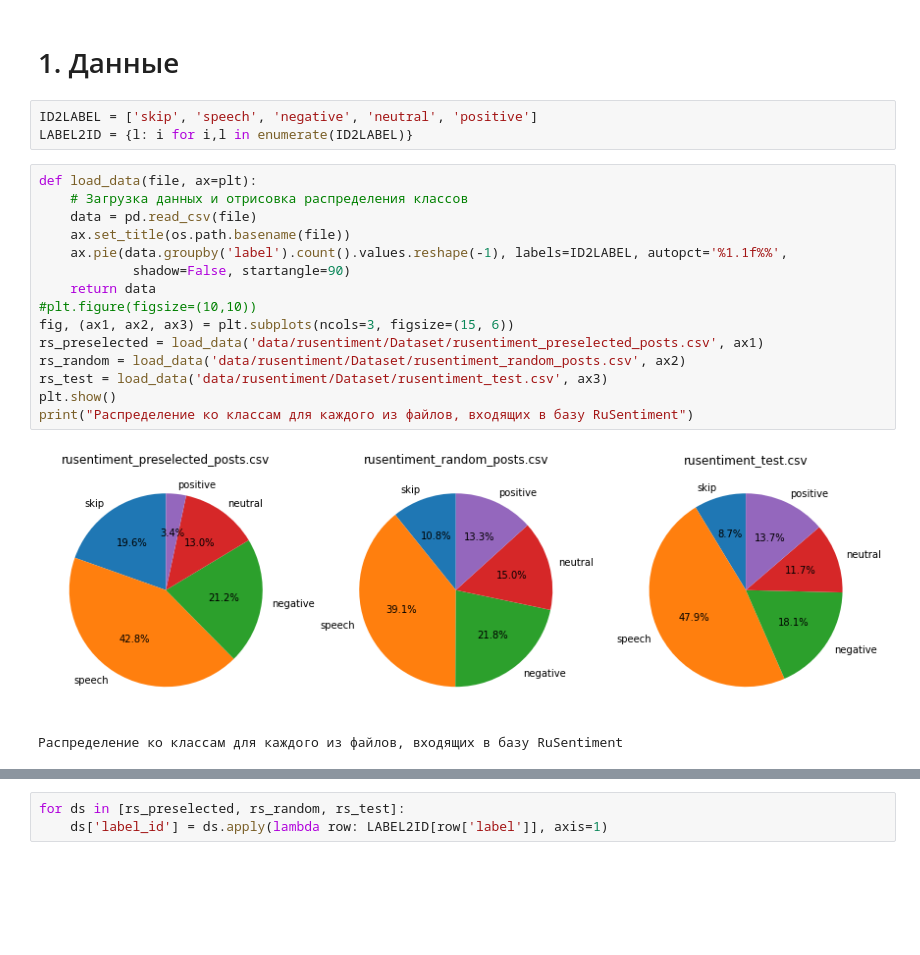
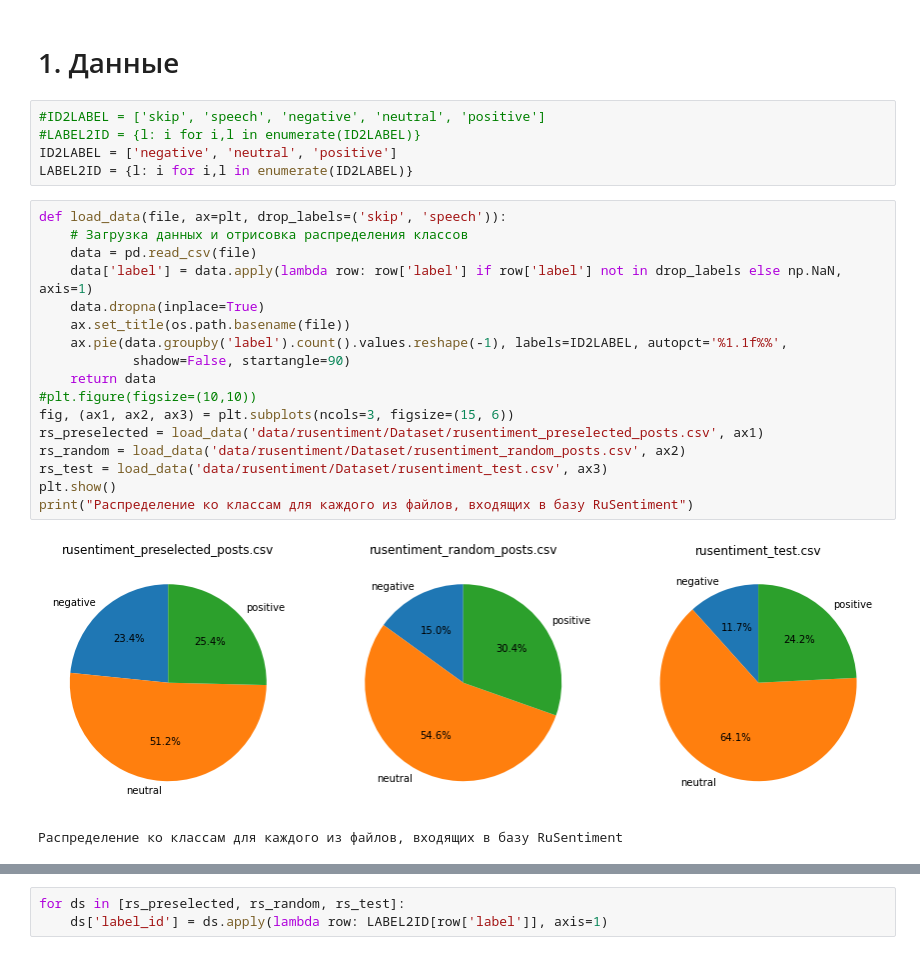
Before and after one commit to medbar/maga_sis, a Jupyter notebook: 3/ML/project.ipynb, the cells around one changed output, grey strips where cells are left out. Cells and saved outputs as stored; diff of their text form; blank space fills up the shorter version.

```diff
--- a/3/ML/project.ipynb
+++ b/3/ML/project.ipynb
@@ -31,25 +31,29 @@ from sklearn.linear_model import LogisticRegression
 # %% [markdown]
 # 1. Данные
 # %%
-ID2LABEL = ['skip', 'speech', 'negative', 'neutral', 'positive']
+#ID2LABEL = ['skip', 'speech', 'negative', 'neutral', 'positive']
+#LABEL2ID = {l: i for i,l in enumerate(ID2LABEL)}
+ID2LABEL = ['negative', 'neutral', 'positive']
 LABEL2ID = {l: i for i,l in enumerate(ID2LABEL)}
 # %%
-def load_data(file, ax=plt):
+def load_data(file, ax=plt, drop_labels=('skip', 'speech')):
     # Загрузка данных и отрисовка распределения классов
     data = pd.read_csv(file)
+    data['label'] = data.apply(lambda row: row['label'] if row['label'] not in drop_labels else np.NaN, axis=1)
+    data.dropna(inplace=True)
     ax.set_title(os.path.basename(file))
     ax.pie(data.groupby('label').count().values.reshape(-1), labels=ID2LABEL, autopct='%1.1f%%',
             shadow=False, startangle=90)
     return data
 #plt.figure(figsize=(10,10))
 fig, (ax1, ax2, ax3) = plt.subplots(ncols=3, figsize=(15, 6))
 rs_preselected = load_data('data/rusentiment/Dataset/rusentiment_preselected_posts.csv', ax1)
 rs_random = load_data('data/rusentiment/Dataset/rusentiment_random_posts.csv', ax2)
 rs_test = load_data('data/rusentiment/Dataset/rusentiment_test.csv', ax3)
 plt.show()
 print("Распределение ко классам для каждого из файлов, входящих в базу RuSentiment")
 # %% [output]
-[figure, old version]
+[figure, new version]
 Распределение ко классам для каждого из файлов, входящих в базу RuSentiment
 # %%
 print(f'Распределение по классам в трейне {rs_random.groupby("label").count()}')
```
Also changed, not shown: parts of 20 cells of this notebook.
